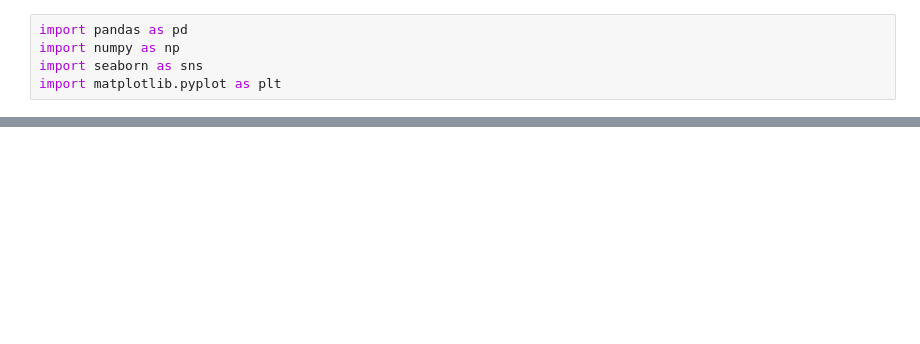
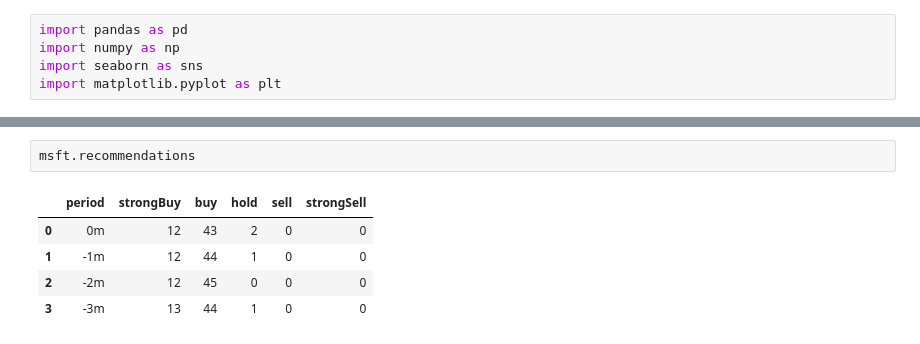
Before and after one commit to harsh-pratapsingh24/STOCKS-PREDICTION-MODEL, a Jupyter notebook: yfinance.ipynb, the cells around one changed output, grey strips where cells are left out. Drawn from its saved outputs; the diff is of its cells as text; blank space fills up the shorter version.

```diff
--- a/yfinance.ipynb
+++ b/yfinance.ipynb
@@ -25,0 +110,8 @@ Successfully installed curl_cffi-0.13.0 multitasking-0.0.12 peewee-3.18.3 websoc
+# %%
+msft.recommendations
+# %% [output]
+|  | period | strongBuy | buy | hold | sell | strongSell |
+| 0 | 0m | 12 | 43 | 2 | 0 | 0 |
+| 1 | -1m | 12 | 44 | 1 | 0 | 0 |
+| 2 | -2m | 12 | 45 | 0 | 0 | 0 |
+| 3 | -3m | 13 | 44 | 1 | 0 | 0 |
```
Also changed, not shown: parts of 17 cells of this notebook.
